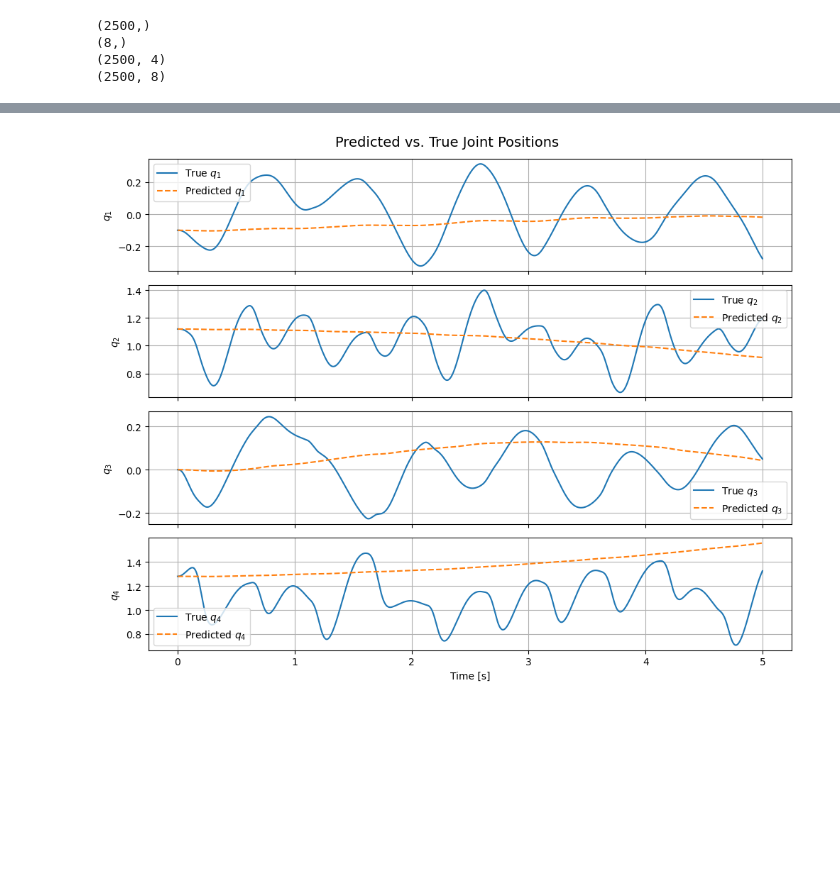
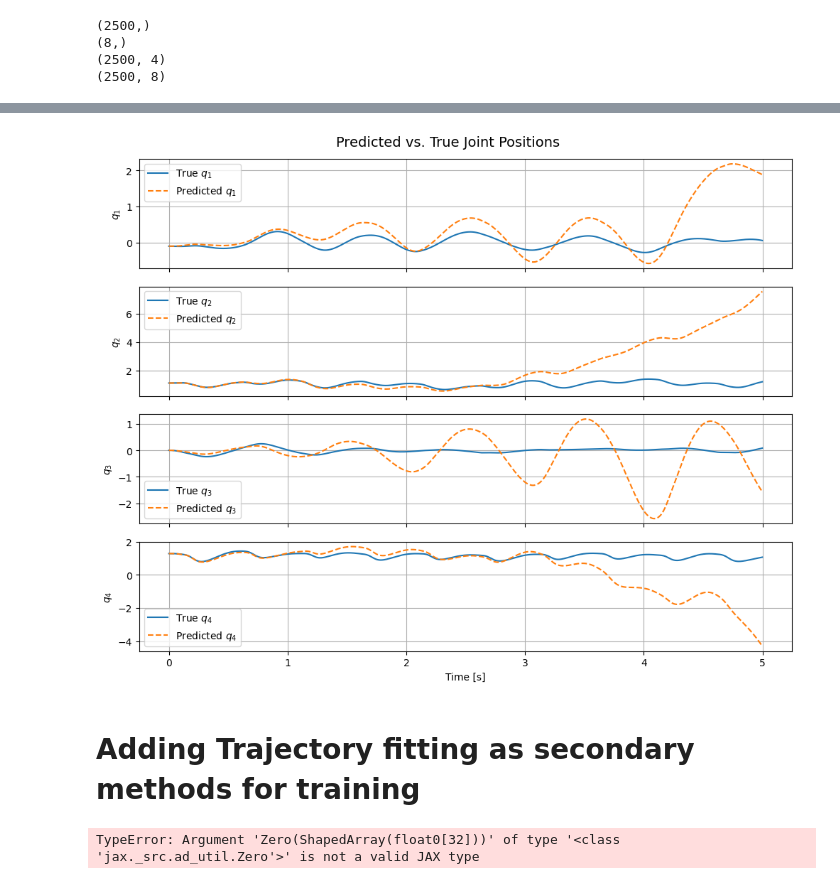
Before and after one commit to Drenderer/juggling_rewards, a Jupyter notebook: Robot_Nueral ODE.ipynb, the cells around one changed output, grey strips where cells are left out. Drawn from its saved outputs; the diff is of its cells as text; code cells hidden in the pictures; blank space fills up the shorter version.

```diff
--- a/Robot_Nueral ODE.ipynb
+++ b/Robot_Nueral ODE.ipynb
@@ -581,2 +432,0 @@ nn = NeuralODE(state_size=8, control_size=4, output_size=8, key=model_key)
-# %%
-nn, losses = train(nn, derivative_data_train, key=loader_key, steps=30000,print_every=500)
@@ -702,16 +432,0 @@ print (q_true)
-# %%
-import matplotlib.pyplot as plt
-
-fig, axs = plt.subplots(4, 1, figsize=(10, 8), sharex=True)
-
-for j in range(4):
-    axs[j].plot(ts, q_true[:, j], label=f"True $q_{j+1}$")
-    axs[j].plot(ts, q_pred[:, j], '--', label=f"Predicted $q_{j+1}$")
-    axs[j].set_ylabel(f"$q_{j+1}$")
-    axs[j].legend()
-    axs[j].grid(True)
-
-axs[-1].set_xlabel("Time [s]")
-fig.suptitle("Predicted vs. True Joint Positions", fontsize=14)
-plt.tight_layout()
-plt.show()
@@ -720,15 +432,0 @@ plt.show()
-# %%
-plt.figure(figsize=(12, 8))
-
-for j in range(4):
-    plt.subplot(2, 2, j+1)
-    plt.plot(ts, q_tt_true[:, j], label=f"True $q_{j+1}$")
-    plt.plot(ts, q_tt_pred[:, j], '--', label=f"Predicted $q_{j+1}$")
-    plt.xlabel("Time [s]")
-    plt.ylabel(f"Accleration q̈[{j}]")
-    plt.legend()
-    plt.title(f"Accleration component {j+1}")
-
-
-plt.tight_layout()
-plt.show()
@@ -802,12 +496,15 @@ class ODESolver(eqx.Module):
         return solution
 # %%
 nn_ode = ODESolver(nn)
-print (ts.shape)
+print (t_scale.shape)
 print (y0_norm.shape)
 print (us_std_test.shape)
 
-ys_pred_std= nn_ode(ts,y0_norm,us_std_test)
+ys_pred_std= nn_ode(t_scale,y0_norm,us_std_test)
 print (ys_pred_std.shape)
+
+q_pred_std = ys_pred_std[:,:D]
+q_pred = (q_pred_std * qs_std) + qs_mean
 # %% [output]
 (2500,)
 (8,)
@@ -842,18 +513,20 @@ print (q_true)
 # %%
 import matplotlib.pyplot as plt
 
 fig, axs = plt.subplots(4, 1, figsize=(10, 8), sharex=True)
 
 for j in range(4):
-    axs[j].plot(ts, q_true[:, j], label=f"True $q_{j+1}$")
-    axs[j].plot(ts, q_pred[:, j], '--', label=f"Predicted $q_{j+1}$")
+    axs[j].plot(ts[:], q_true[:, j], label=f"True $q_{j+1}$")
+    axs[j].plot(ts[:], q_pred[:, j], '--', label=f"Predicted $q_{j+1}$")
     axs[j].set_ylabel(f"$q_{j+1}$")
     axs[j].legend()
     axs[j].grid(True)
 
 axs[-1].set_xlabel("Time [s]")
 fig.suptitle("Predicted vs. True Joint Positions", fontsize=14)
 plt.tight_layout()
 plt.show()
 # %% [output]
-[figure, old version]
+[figure, new version]
+# %% [markdown]
+# Adding Trajectory fitting as secondary methods for training
@@ -859,0 +584,8 @@ plt.show()
+# %%
+trajectory_data =(t_scale,jnp.concatenate([qs_train_std, qs_t_train_std], axis=-1),us_train_std)
+nn_ode, losses = traj_train(
+    nn_ode,trajectory_data,
+    steps=5_000,key=loader_key, lr=1e-4
+)
+# %% [output]
+TypeError: Argument 'Zero(ShapedArray(float0[32]))' of type '<class 'jax._src.ad_util.Zero'>' is not a valid JAX type
```
Also changed, not shown: parts of 42 cells of this notebook.
